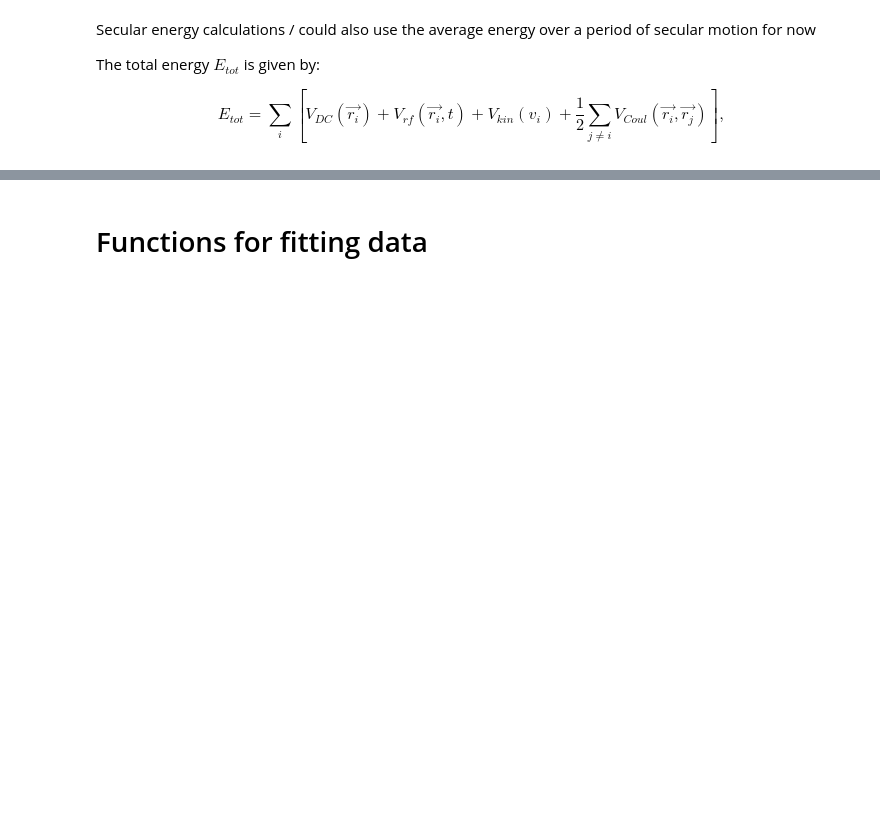
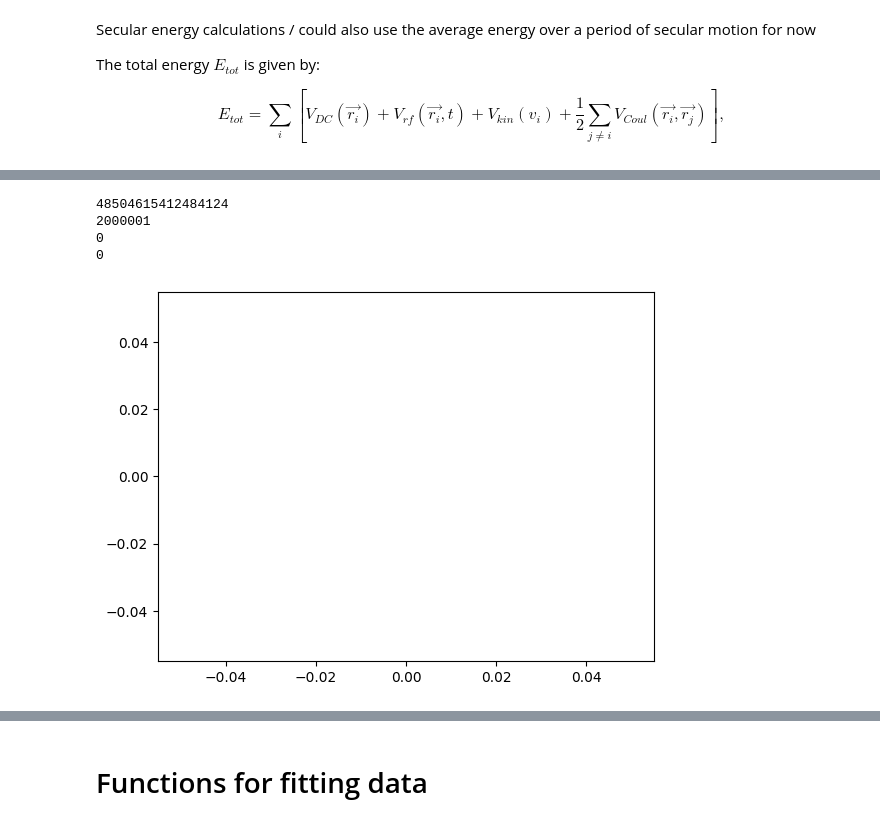
Before and after one commit to yuqian15/electron_micromotion_cooling, a Jupyter notebook: Electron-QIP.ipynb, the cells around one changed output, grey strips where cells are left out. Saved outputs shown, nothing was run; the diff lists cells and outputs as text; code cells hidden in the pictures; blank space fills up the shorter version.

```diff
--- a/Electron-QIP.ipynb
+++ b/Electron-QIP.ipynb
@@ -836,0 +888,50 @@ plt.show()
+# %%
+CoolingTime = abs(c[1])
+
+Energy = []
+EquilibriumTime = 3
+print(EquilibriumTime * round(CoolingTime / dt))
+
+# we assume that after 4 cooling Time: e^-4, the motion is dominant by the noise
+t_damped = t_damp[EquilibriumTime * round(CoolingTime / dt):]
+x_damped = x_damp[EquilibriumTime * round(CoolingTime / dt):]
+y_damped = y_damp[EquilibriumTime * round(CoolingTime / dt):]
+z_damped = z_damp[EquilibriumTime * round(CoolingTime / dt):]
+vx_damped = vx_damp[EquilibriumTime * round(CoolingTime / dt):]
+vy_damped = vy_damp[EquilibriumTime * round(CoolingTime / dt):]
+vz_damped = vz_damp[EquilibriumTime * round(CoolingTime / dt):]
+print(len(t_damp))
+print(len(t_damped))
+
+N = len(t_damped)
+SampleList = np.arange(0, N, NumSecularPeriod)
+SampleList = SampleList[:-1]
+print(len(SampleList))
+# we didn't use the pesudopotential approximation till now.
+'''
+all direction of x, y, z energy(potential and kinetic energy), average over a waxial period
+'''
+for i in SampleList:
+    Energy_temp = 0
+    for j in range(NumSecularPeriod):
+        Vec = x_damped[i + j], y_damped[i + j], z_damped[i + j], vx_damped[i + j], vy_damped[i + j], vz_damped[i + j]
+        Energy_temp = Energy_temp + \
+                     Vdc_without_axial(Vec, t_damped[i + j]) + \
+                     Vrf_without_axial(Vec, t_damped[i + j]) + \
+                     Ekin_without_axial(Vec, t_damped[i + j])
+
+    Energy.append(Energy_temp / NumSecularPeriod)
+#print(Energy)
+# best fit of Energy Hist
+Energy_fitfunc  = lambda p, x: p[0]*np.exp(- x/p[1])+p[2]
+Energy_errfunc  = lambda p, x, y: (y - Energy_fitfunc(p, x))
+
+plt.plot(Energy)
+#plt.savefig('figures/' + 'time vs Energy' + '.png')
+plt.show()
+# %% [output]
+48504615412484124
+2000001
+0
+0
+[figure, added]
```
Also changed, not shown: parts of 13 cells of this notebook, 27 other files.
